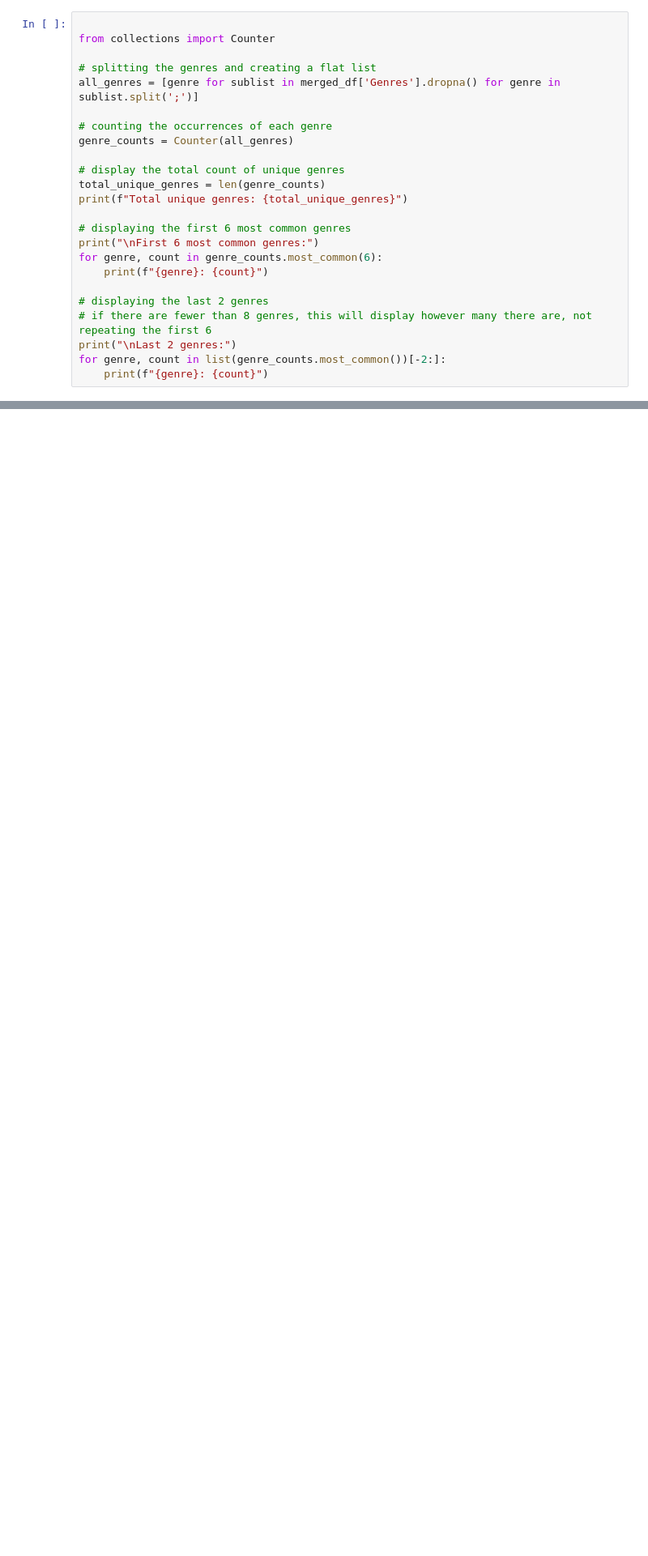
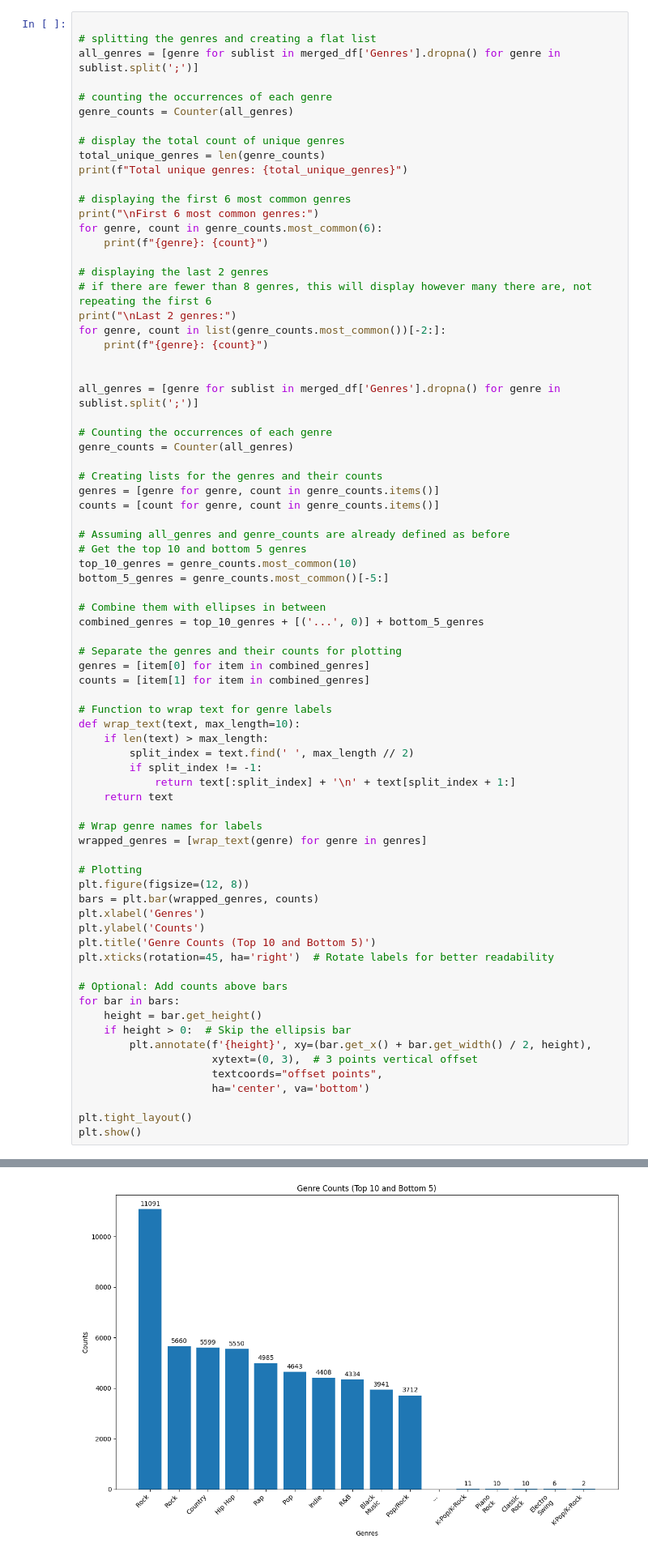
Before and after one commit to violeta-kastreva/predicting-music-genres, a Jupyter notebook: predicting-music-genres.ipynb, the cells around one changed output, grey strips where cells are left out. Shown: that part at 81% size. Drawn from its saved outputs; the diff is of its cells as text; blank space fills up the shorter version.

```diff
--- a/predicting-music-genres.ipynb
+++ b/predicting-music-genres.ipynb
@@ -71,6 +70,4 @@ Taking a look at the genres available in the data. **And that's when I decided I
 # %%
-
-from collections import Counter
 
 # splitting the genres and creating a flat list
 all_genres = [genre for sublist in merged_df['Genres'].dropna() for genre in sublist.split(';')]
@@ -79,33 +76,87 @@ all_genres = [genre for sublist in merged_df['Genres'].dropna() for genre in sub
 genre_counts = Counter(all_genres)
 
 # display the total count of unique genres
 total_unique_genres = len(genre_counts)
 print(f"Total unique genres: {total_unique_genres}")
 
 # displaying the first 6 most common genres
 print("\nFirst 6 most common genres:")
 for genre, count in genre_counts.most_common(6):
     print(f"{genre}: {count}")
 
 # displaying the last 2 genres
 # if there are fewer than 8 genres, this will display however many there are, not repeating the first 6
 print("\nLast 2 genres:")
 for genre, count in list(genre_counts.most_common())[-2:]:
     print(f"{genre}: {count}")
+
+
+all_genres = [genre for sublist in merged_df['Genres'].dropna() for genre in sublist.split(';')]
+
+# Counting the occurrences of each genre
+genre_counts = Counter(all_genres)
+
+# Creating lists for the genres and their counts
+genres = [genre for genre, count in genre_counts.items()]
+counts = [count for genre, count in genre_counts.items()]
+
+# Assuming all_genres and genre_counts are already defined as before
+# Get the top 10 and bottom 5 genres
+top_10_genres = genre_counts.most_common(10)
+bottom_5_genres = genre_counts.most_common()[-5:]
+
+# Combine them with ellipses in between
+combined_genres = top_10_genres + [('...', 0)] + bottom_5_genres
+
+# Separate the genres and their counts for plotting
+genres = [item[0] for item in combined_genres]
+counts = [item[1] for item in combined_genres]
+
+# Function to wrap text for genre labels
+def wrap_text(text, max_length=10):
+    if len(text) > max_length:
+        split_index = text.find(' ', max_length // 2)
+        if split_index != -1:
+            return text[:split_index] + '\n' + text[split_index + 1:]
+    return text
+
+# Wrap genre names for labels
+wrapped_genres = [wrap_text(genre) for genre in genres]
+
+# Plotting
+plt.figure(figsize=(12, 8))
+bars = plt.bar(wrapped_genres, counts)
+plt.xlabel('Genres')
+plt.ylabel('Counts')
+plt.title('Genre Counts (Top 10 and Bottom 5)')
+plt.xticks(rotation=45, ha='right')  # Rotate labels for better readability
+
+# Optional: Add counts above bars
+for bar in bars:
+    height = bar.get_height()
+    if height > 0:  # Skip the ellipsis bar
+        plt.annotate(f'{height}', xy=(bar.get_x() + bar.get_width() / 2, height),
+                     xytext=(0, 3),  # 3 points vertical offset
+                     textcoords="offset points",
+                     ha='center', va='bottom')
+
+plt.tight_layout()
+plt.show()
 # %% [output]
 Total unique genres: 113
 
 First 6 most common genres:
  Rock: 11091
 Rock: 5660
 Country: 5599
  Hip Hop: 5550
 Rap: 4985
  Pop: 4643
 
 Last 2 genres:
 Electro Swing: 6
 K-Pop/K-Rock: 2
+[figure, added]
 # %% [markdown]
 Standardizing the genres - removing whitespace, splitting multiple ones described as one (hybrid genres, they are going to be too complicated to work with).
 # %%
```
Also changed, not shown: parts of 16 cells of this notebook.
